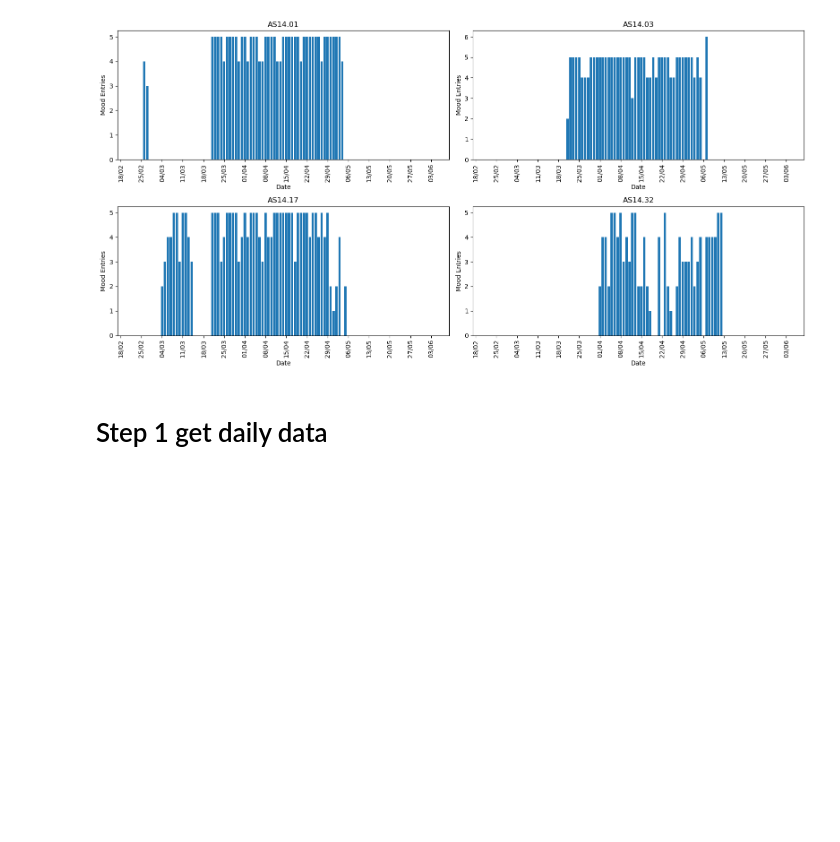
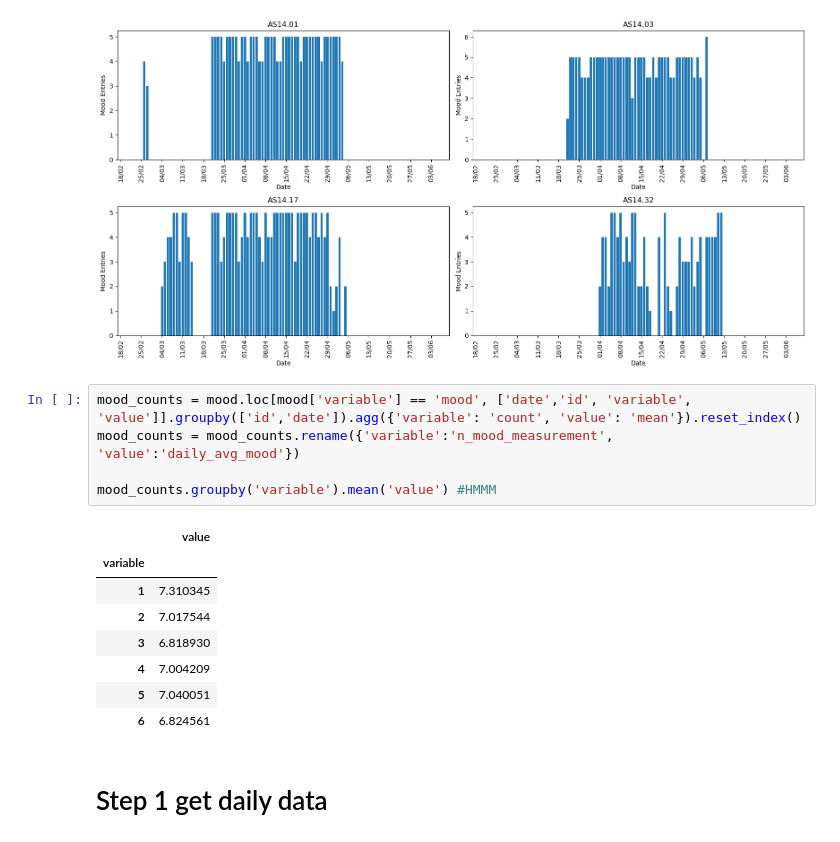
Before and after one commit to emmaarussi/mood-estimation, a Jupyter notebook: notebooks/exploratory_analysis.ipynb, the cells around one changed output. Saved outputs shown, nothing was run; the diff lists cells and outputs as text; blank space fills up the shorter version.

```diff
--- a/notebooks/exploratory_analysis.ipynb
+++ b/notebooks/exploratory_analysis.ipynb
@@ -71,6 +70,20 @@ plt.show()
                '2014-06-08', '2014-06-09'],
               dtype='datetime64[ns]', length=113, freq='D')>
 [figure]
+# %%
+mood_counts = mood.loc[mood['variable'] == 'mood', ['date','id', 'variable', 'value']].groupby(['id','date']).agg({'variable': 'count', 'value': 'mean'}).reset_index()
+mood_counts = mood_counts.rename({'variable':'n_mood_measurement', 'value':'daily_avg_mood'})
+
+mood_counts.groupby('variable').mean('value') #HMMM
+# %% [output]
+|  | value |
+| variable |  |
+| 1 | 7.310345 |
+| 2 | 7.017544 |
+| 3 | 6.818930 |
+| 4 | 7.004209 |
+| 5 | 7.040051 |
+| 6 | 6.824561 |
 # %% [markdown]
 # Step 1 get daily data
 # %%
```
Also changed, not shown: parts of 2 cells of this notebook.
